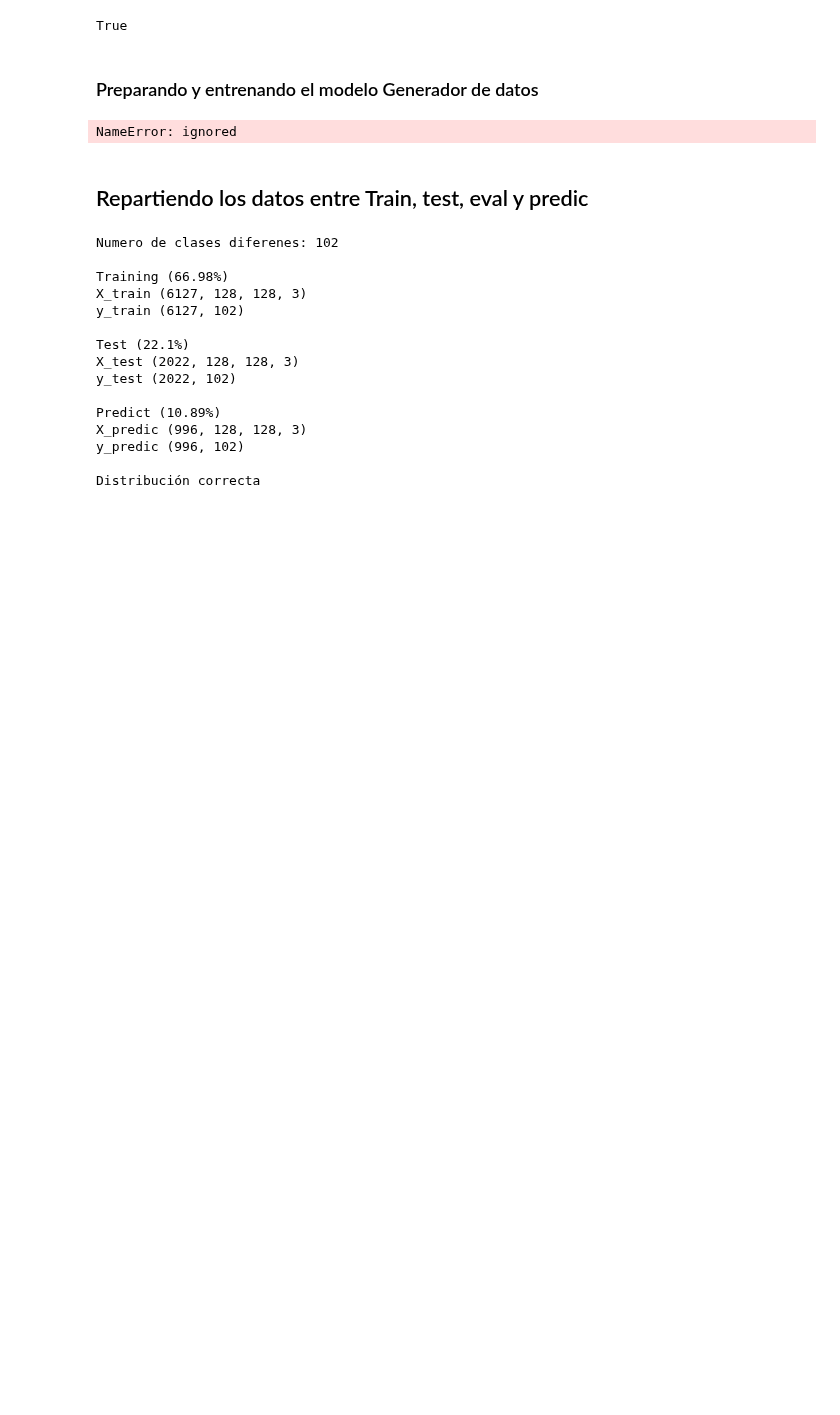
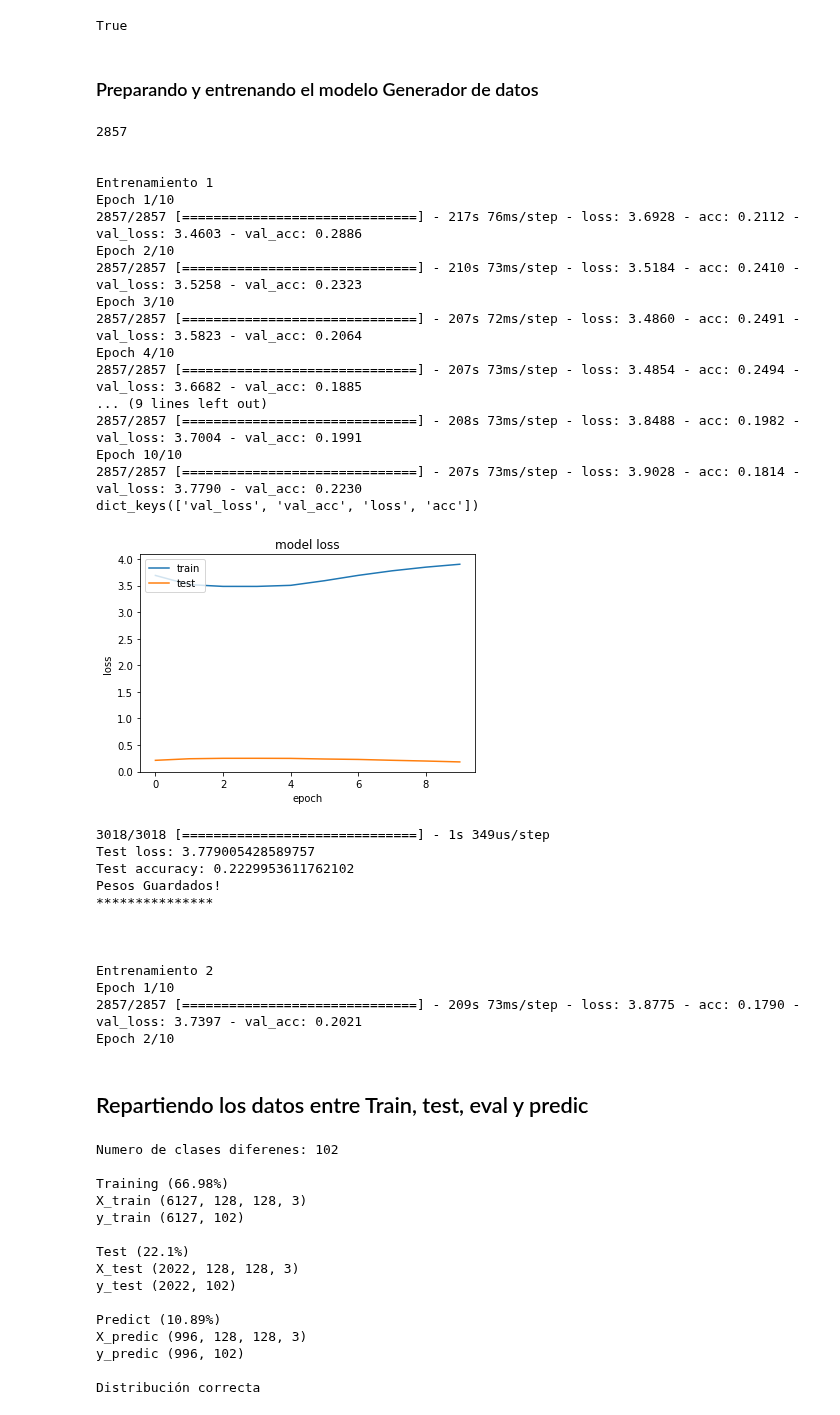
Before and after one commit to wisrovi/RedesNeuronales, a Jupyter notebook: 07MAIR-WilliamSteveRodriguezVillamizar.ipynb, the cells around one changed output. Saved outputs shown, nothing was run; the diff lists cells and outputs as text; code cells hidden in the pictures; blank space fills up the shorter version.

```diff
--- a/07MAIR-WilliamSteveRodriguezVillamizar.ipynb
+++ b/07MAIR-WilliamSteveRodriguezVillamizar.ipynb
@@ -159,8 +155,10 @@ plot_image(x_train_all[124])
 processed_y = convertLabelsToNumbers(y_train_all)
 salidasCategoricas = to_categorical(processed_y)
 
+print(len(salidasCategoricas[1]))
+
 classesImageGenerator = np.unique(salidasCategoricas)
-nClassesImageGenerator = len(classes)
+nClassesImageGenerator = len(salidasCategoricas[1])
 print(nClassesImageGenerator)
 # %% [output]
 102
@@ -195,20 +194,20 @@ datagen = ImageDataGenerator(
 )
 
 convnet_augmentation = models.Sequential()
-convnet_augmentation.add(Conv2D(64,(3,3),input_shape=(128,128,3),activation='relu'))
-convnet_augmentation.add(Conv2D(64,(3,3),activation='relu'))
-convnet_augmentation.add(Dropout(0.25))
-convnet_augmentation.add(Conv2D(64,(3,3),activation='relu'))
-convnet_augmentation.add(Conv2D(64,(3,3),activation='relu'))
+convnet_augmentation.add(Conv2D(32,(3,3),input_shape=(128,128,3),activation='relu', padding='same'))
+convnet_augmentation.add(Conv2D(32,(3,3),activation='relu'))
+convnet_augmentation.add(MaxPooling2D((2, 2),padding='same'))
+convnet_augmentation.add(Dropout(0.5))
+convnet_augmentation.add(Conv2D(32,(3,3),activation='relu'))
 convnet_augmentation.add(MaxPooling2D((2,2)))
 convnet_augmentation.add(Flatten())
 convnet_augmentation.add(Dropout(0.25))
-convnet_augmentation.add(Dense(64,activation='relu'))
+convnet_augmentation.add(Dense(32,activation='relu'))
 convnet_augmentation.add(Dropout(0.5))
 convnet_augmentation.add(Dense(nClassesImageGenerator,activation='softmax'))
 
 convnet_augmentation.compile(optimizer='rmsprop',
-               loss='categorical_crossentropy',
+               loss='categorical_crossentropy', #para mas de dos clases de clasificación
                metrics=['accuracy'])
 
 convnet_augmentation.summary()
@@ -238,29 +237,74 @@ True
 # %%
 # es necesario especificar el numero de steps cuando se usa un generator (para saber cuando dejar de generar datos en una epoca)
 batch_size = 32
 num_samples = x_train_all.shape[0] * 10 # multiplicar por 10 el numero de ejemplos
 pasos_por_epoca = num_samples//batch_size
 iterator_datagen_train = datagen.flow( X_train_generator, y_train_generator,  batch_size=batch_size  )
 print(pasos_por_epoca)
 
 numeroEntrenamientos = 30
-numeroEpocas = 2
+numeroEpocas = 10
+oldModel = None
+oldAccuaricy = 0
 for i in range(numeroEntrenamientos):
     print()
     print()
     print("Entrenamiento " + str(i + 1))
 
     history_augmentation = convnet_augmentation.fit_generator(
         iterator_datagen_train,
         epochs=numeroEpocas,
         validation_data=(
             X_test_generator, y_test_generator
         ),
         workers=4,
         steps_per_epoch=pasos_por_epoca)
 
     plot_history(history_augmentation)
-    modelImageGenerator.GuardarPesosModelo()
+
+
+
+    test_eval = convnet_augmentation.evaluate(X_test_generator, y_test_generator, verbose=1)
+    print('Test loss:', test_eval[0])
+    print('Test accuracy:', test_eval[1])
+
+    if oldAccuaricy < test_eval[1]:
+        oldAccuaricy = test_eval[1]
+        modelImageGenerator.GuardarPesosModelo()
+        oldModel = convnet_augmentation
+    else:
+        convnet_augmentation = oldModel
+
+    print("***************")
     print()
 # %% [output]
-NameError: ignored
+2857
+
+
+Entrenamiento 1
+Epoch 1/10
+2857/2857 [==============================] - 217s 76ms/step - loss: 3.6928 - acc: 0.2112 - val_loss: 3.4603 - val_acc: 0.2886
+Epoch 2/10
+2857/2857 [==============================] - 210s 73ms/step - loss: 3.5184 - acc: 0.2410 - val_loss: 3.5258 - val_acc: 0.2323
+Epoch 3/10
+2857/2857 [==============================] - 207s 72ms/step - loss: 3.4860 - acc: 0.2491 - val_loss: 3.5823 - val_acc: 0.2064
+Epoch 4/10
+2857/2857 [==============================] - 207s 73ms/step - loss: 3.4854 - acc: 0.2494 - val_loss: 3.6682 - val_acc: 0.1885
+... (9 lines left out)
+2857/2857 [==============================] - 208s 73ms/step - loss: 3.8488 - acc: 0.1982 - val_loss: 3.7004 - val_acc: 0.1991
+Epoch 10/10
+2857/2857 [==============================] - 207s 73ms/step - loss: 3.9028 - acc: 0.1814 - val_loss: 3.7790 - val_acc: 0.2230
+dict_keys(['val_loss', 'val_acc', 'loss', 'acc'])
+[figure, added]
+3018/3018 [==============================] - 1s 349us/step
+Test loss: 3.779005428589757
+Test accuracy: 0.2229953611762102
+Pesos Guardados!
+***************
+
+
+
+Entrenamiento 2
+Epoch 1/10
+2857/2857 [==============================] - 209s 73ms/step - loss: 3.8775 - acc: 0.1790 - val_loss: 3.7397 - val_acc: 0.2021
+Epoch 2/10
```
Also changed, not shown: parts of 6 cells of this notebook.
